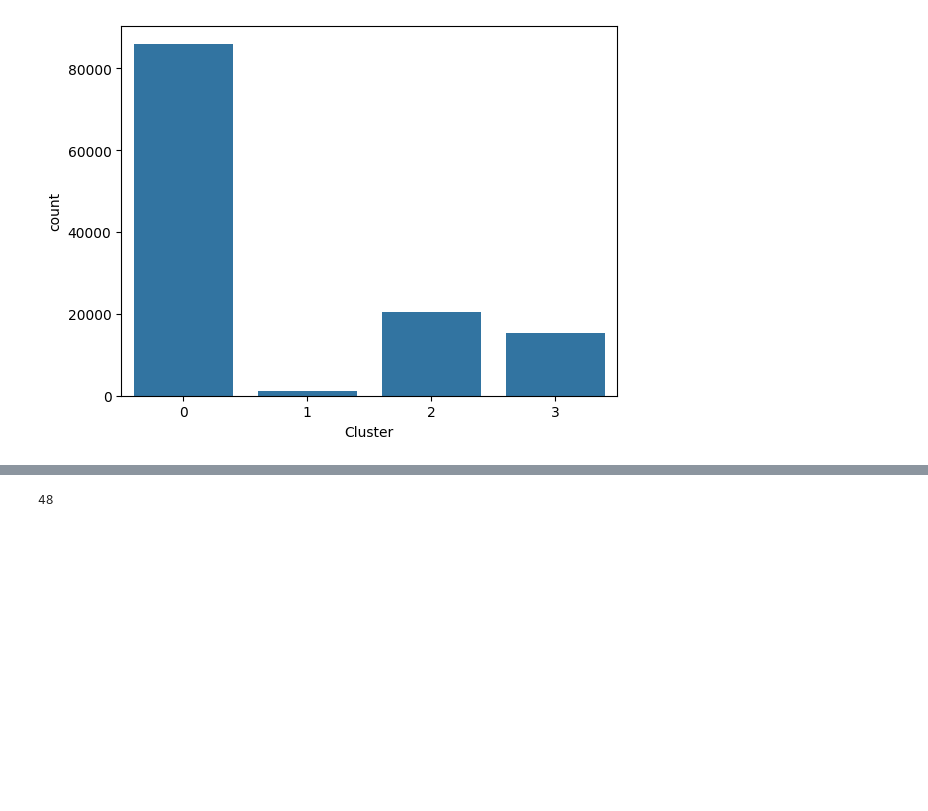
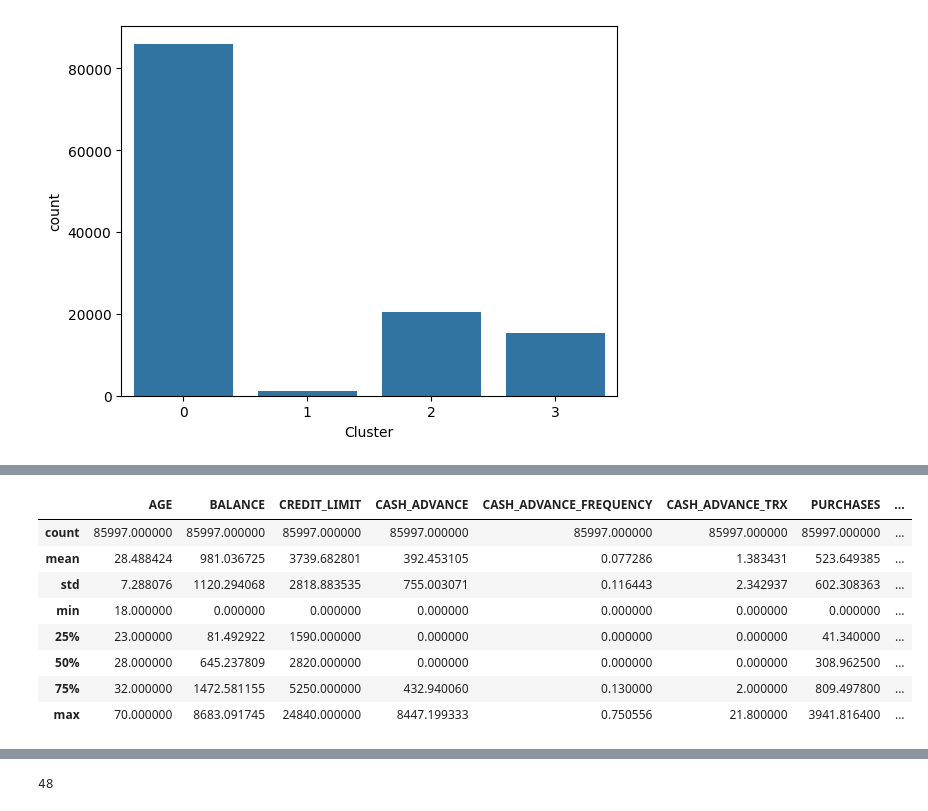
Before and after one commit to mhs10031990/INS_CUST_SEGMT_Repo, a Jupyter notebook: CUST_SEGMT_Model_Building.ipynb, the cells around one changed output, grey strips where cells are left out. Drawn from its saved outputs; the diff is of its cells as text; code cells hidden in the pictures; blank space fills up the shorter version.

```diff
--- a/CUST_SEGMT_Model_Building.ipynb
+++ b/CUST_SEGMT_Model_Building.ipynb
@@ -266,0 +287,12 @@ sns.countplot(x='Cluster', data=cluster_df)
+# %%
+cluster_1_df.describe(include=['int8','int32','float64'])
+# %% [output]
+|  | AGE | BALANCE | CREDIT_LIMIT | CASH_ADVANCE | CASH_ADVANCE_FREQUENCY | CASH_ADVANCE_TRX | PURCHASES | ... |
+| count | 85997.000000 | 85997.000000 | 85997.000000 | 85997.000000 | 85997.000000 | 85997.000000 | 85997.000000 | ... |
+| mean | 28.488424 | 981.036725 | 3739.682801 | 392.453105 | 0.077286 | 1.383431 | 523.649385 | ... |
+| std | 7.288076 | 1120.294068 | 2818.883535 | 755.003071 | 0.116443 | 2.342937 | 602.308363 | ... |
+| min | 18.000000 | 0.000000 | 0.000000 | 0.000000 | 0.000000 | 0.000000 | 0.000000 | ... |
+| 25% | 23.000000 | 81.492922 | 1590.000000 | 0.000000 | 0.000000 | 0.000000 | 41.340000 | ... |
+| 50% | 28.000000 | 645.237809 | 2820.000000 | 0.000000 | 0.000000 | 0.000000 | 308.962500 | ... |
+| 75% | 32.000000 | 1472.581155 | 5250.000000 | 432.940060 | 0.130000 | 2.000000 | 809.497800 | ... |
+| max | 70.000000 | 8683.091745 | 24840.000000 | 8447.199333 | 0.750556 | 21.800000 | 3941.816400 | ... |
```
Also changed, not shown: parts of 3 cells of this notebook.
